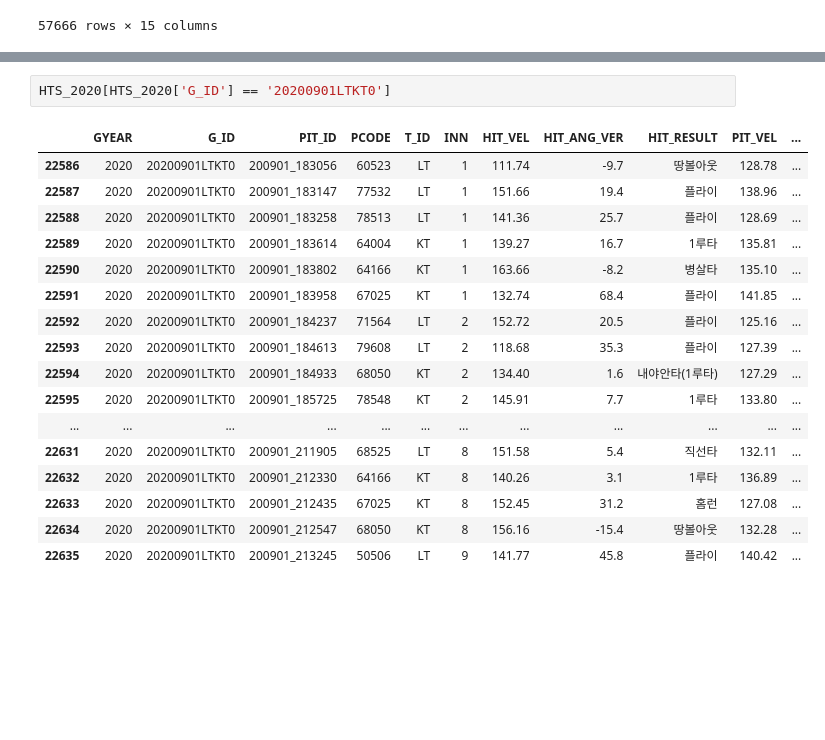
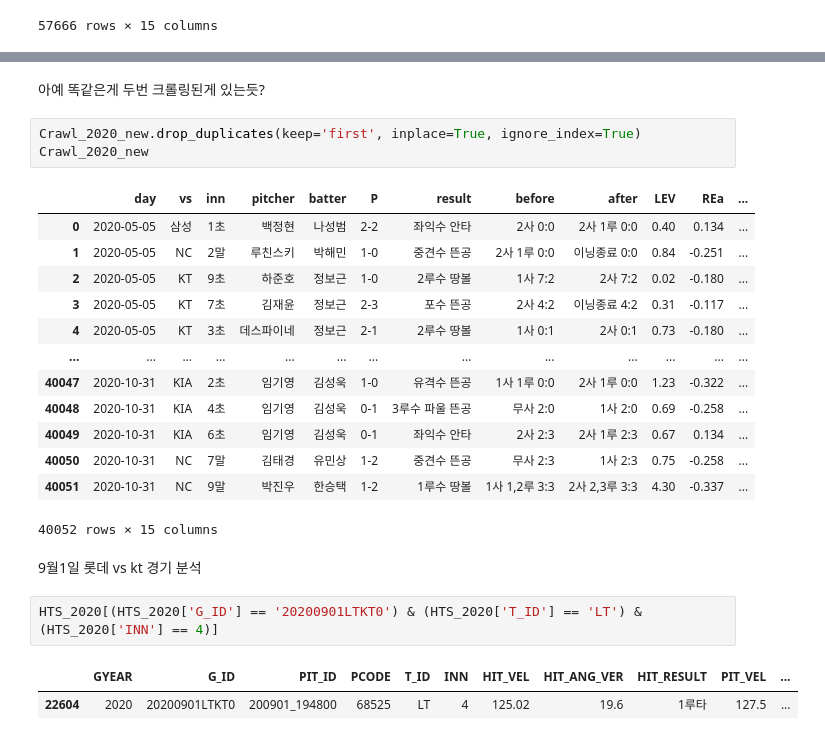
Before and after one commit to KimGriezmann/Bigcontest_2021, a Jupyter notebook: working_space_SeongGwan/데이터_병합_시도.ipynb, the cells around one changed output, grey strips where cells are left out. Drawn from its saved outputs; the diff is of its cells as text; blank space fills up the shorter version.

```diff
--- a/working_space_SeongGwan/데이터_병합_시도.ipynb
+++ b/working_space_SeongGwan/데이터_병합_시도.ipynb
@@ -90,20 +91,26 @@ HTS_2020[HTS_2020['HIT_RESULT'] == '삼중살타']
+# %% [markdown]
+아예 똑같은게 두번 크롤링된게 있는듯?
+# %%
+Crawl_2020_new.drop_duplicates(keep='first', inplace=True, ignore_index=True)
+Crawl_2020_new
+# %% [output]
+|  | day | vs | inn | pitcher | batter | P | result | before | after | LEV | REa | ... |
+| 0 | 2020-05-05 | 삼성 | 1초 | 백정현 | 나성범 | 2-2 | 좌익수 안타 | 2사 0:0 | 2사 1루 0:0 | 0.40 | 0.134 | ... |
+| 1 | 2020-05-05 | NC | 2말 | 루친스키 | 박해민 | 1-0 | 중견수 뜬공 | 2사 1루 0:0 | 이닝종료 0:0 | 0.84 | -0.251 | ... |
+| 2 | 2020-05-05 | KT | 9초 | 하준호 | 정보근 | 1-0 | 2루수 땅볼 | 1사 7:2 | 2사 7:2 | 0.02 | -0.180 | ... |
+| 3 | 2020-05-05 | KT | 7초 | 김재윤 | 정보근 | 2-3 | 포수 뜬공 | 2사 4:2 | 이닝종료 4:2 | 0.31 | -0.117 | ... |
+| 4 | 2020-05-05 | KT | 3초 | 데스파이네 | 정보근 | 2-1 | 2루수 땅볼 | 1사 0:1 | 2사 0:1 | 0.73 | -0.180 | ... |
+| ... | ... | ... | ... | ... | ... | ... | ... | ... | ... | ... | ... | ... |
+| 40047 | 2020-10-31 | KIA | 2초 | 임기영 | 김성욱 | 1-0 | 유격수 뜬공 | 1사 1루 0:0 | 2사 1루 0:0 | 1.23 | -0.322 | ... |
+| 40048 | 2020-10-31 | KIA | 4초 | 임기영 | 김성욱 | 0-1 | 3루수 파울 뜬공 | 무사 2:0 | 1사 2:0 | 0.69 | -0.258 | ... |
+| 40049 | 2020-10-31 | KIA | 6초 | 임기영 | 김성욱 | 0-1 | 좌익수 안타 | 2사 2:3 | 2사 1루 2:3 | 0.67 | 0.134 | ... |
+| 40050 | 2020-10-31 | NC | 7말 | 김태경 | 유민상 | 1-2 | 중견수 뜬공 | 무사 2:3 | 1사 2:3 | 0.75 | -0.258 | ... |
+| 40051 | 2020-10-31 | NC | 9말 | 박진우 | 한승택 | 1-2 | 1루수 땅볼 | 1사 1,2루 3:3 | 2사 2,3루 3:3 | 4.30 | -0.337 | ... |
+40052 rows × 15 columns
+# %% [markdown]
+9월1일 롯데 vs kt 경기 분석
 # %%
-HTS_2020[HTS_2020['G_ID'] == '20200901LTKT0']
+HTS_2020[(HTS_2020['G_ID'] == '20200901LTKT0') & (HTS_2020['T_ID'] == 'LT') & (HTS_2020['INN'] == 4)]
 # %% [output]
 |  | GYEAR | G_ID | PIT_ID | PCODE | T_ID | INN | HIT_VEL | HIT_ANG_VER | HIT_RESULT | PIT_VEL | ... |
-| 22586 | 2020 | 20200901LTKT0 | 200901_183056 | 60523 | LT | 1 | 111.74 | -9.7 | 땅볼아웃 | 128.78 | ... |
-| 22587 | 2020 | 20200901LTKT0 | 200901_183147 | 77532 | LT | 1 | 151.66 | 19.4 | 플라이 | 138.96 | ... |
-| 22588 | 2020 | 20200901LTKT0 | 200901_183258 | 78513 | LT | 1 | 141.36 | 25.7 | 플라이 | 128.69 | ... |
-| 22589 | 2020 | 20200901LTKT0 | 200901_183614 | 64004 | KT | 1 | 139.27 | 16.7 | 1루타 | 135.81 | ... |
-| 22590 | 2020 | 20200901LTKT0 | 200901_183802 | 64166 | KT | 1 | 163.66 | -8.2 | 병살타 | 135.10 | ... |
-| 22591 | 2020 | 20200901LTKT0 | 200901_183958 | 67025 | KT | 1 | 132.74 | 68.4 | 플라이 | 141.85 | ... |
-| 22592 | 2020 | 20200901LTKT0 | 200901_184237 | 71564 | LT | 2 | 152.72 | 20.5 | 플라이 | 125.16 | ... |
-| 22593 | 2020 | 20200901LTKT0 | 200901_184613 | 79608 | LT | 2 | 118.68 | 35.3 | 플라이 | 127.39 | ... |
-| 22594 | 2020 | 20200901LTKT0 | 200901_184933 | 68050 | KT | 2 | 134.40 | 1.6 | 내야안타(1루타) | 127.29 | ... |
-| 22595 | 2020 | 20200901LTKT0 | 200901_185725 | 78548 | KT | 2 | 145.91 | 7.7 | 1루타 | 133.80 | ... |
-| ... | ... | ... | ... | ... | ... | ... | ... | ... | ... | ... | ... |
-| 22631 | 2020 | 20200901LTKT0 | 200901_211905 | 68525 | LT | 8 | 151.58 | 5.4 | 직선타 | 132.11 | ... |
-| 22632 | 2020 | 20200901LTKT0 | 200901_212330 | 64166 | KT | 8 | 140.26 | 3.1 | 1루타 | 136.89 | ... |
-| 22633 | 2020 | 20200901LTKT0 | 200901_212435 | 67025 | KT | 8 | 152.45 | 31.2 | 홈런 | 127.08 | ... |
-| 22634 | 2020 | 20200901LTKT0 | 200901_212547 | 68050 | KT | 8 | 156.16 | -15.4 | 땅볼아웃 | 132.28 | ... |
-| 22635 | 2020 | 20200901LTKT0 | 200901_213245 | 50506 | LT | 9 | 141.77 | 45.8 | 플라이 | 140.42 | ... |
+| 22604 | 2020 | 20200901LTKT0 | 200901_194800 | 68525 | LT | 4 | 125.02 | 19.6 | 1루타 | 127.5 | ... |
```
Also changed, not shown: parts of 24 cells of this notebook.
